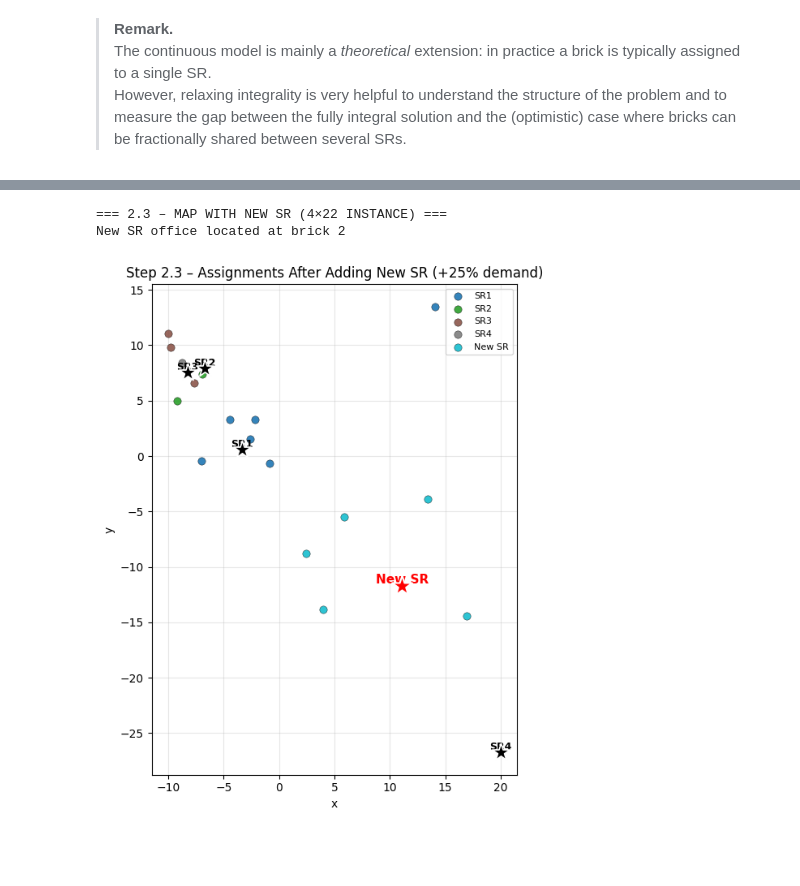
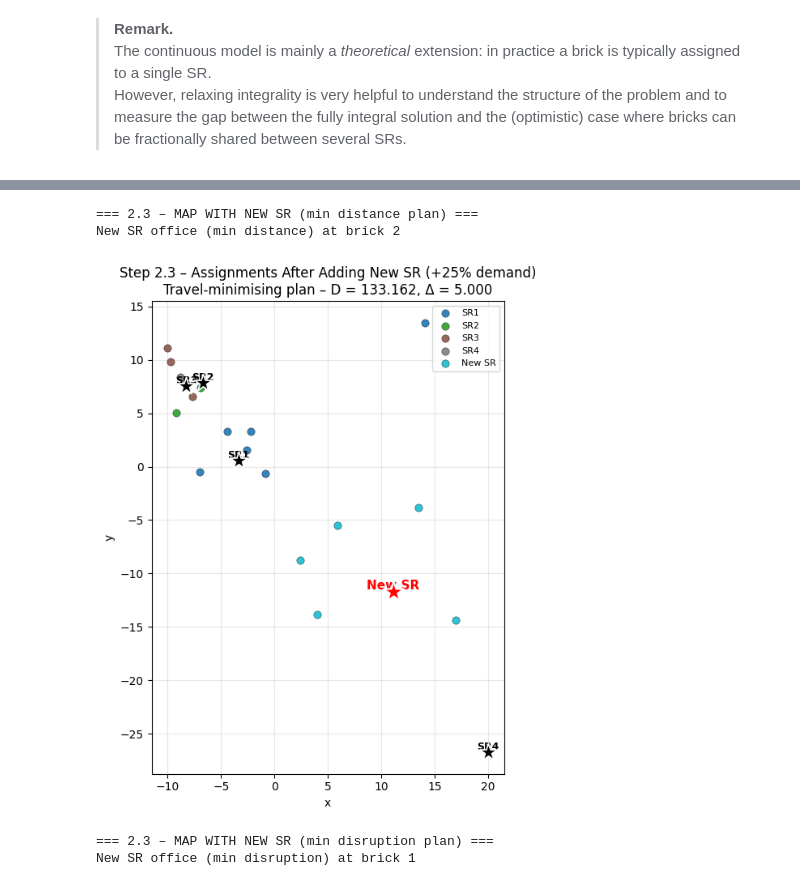
Before and after one commit to MathysBgh/Pfizer_Project, a Jupyter notebook: Pfizer_Step2.ipynb, the cells around one changed output, grey strips where cells are left out. Drawn from its saved outputs; the diff is of its cells as text; code cells hidden in the pictures; blank space fills up the shorter version.

Commit message:
finalized the code

```diff
--- a/Pfizer_Step2.ipynb
+++ b/Pfizer_Step2.ipynb
@@ -930,52 +1001,84 @@ def plot_map_newSR(title, assign, coords_local, office_indices_old, new_office_i
         va="bottom",
         fontweight="bold",
     )
 
     ax.set_aspect("equal", "box")
     plt.title(title)
     plt.xlabel("x")
     plt.ylabel("y")
     plt.grid(True, alpha=0.3)
     plt.legend(fontsize=8)
     plt.tight_layout()
     plt.show()
 
 
-print("\n=== 2.3 – MAP WITH NEW SR (4×22 INSTANCE) ===")
+# 0-based indices of the 4 old offices (bricks 4, 14, 16, 22)
+office_indices_old_22 = [3, 13, 15, 21]
 
-# 1) New office location (from y[k])
-chosen_k = max(range(B), key=lambda k: y[k].X)  # 0-based brick index in {0..21}
-new_office_idx = chosen_k
-print(f"New SR office located at brick {new_office_idx + 1}")
+print("\n=== 2.3 – MAP WITH NEW SR (min distance plan) ===")
 
-# 2) Build final assignment: SR 0..3 = old SRs, SR 4 = new SR
-assign_final = np.zeros(B, dtype=int)
+# ---------- Scenario 1: min distance ----------
+# New office location (from y[k]) for the distance-minimising solution
+chosen_k_dist = max(range(B), key=lambda k: y[k].X)
+new_office_idx_dist = chosen_k_dist
+print(f"New SR office (min distance) at brick {new_office_idx_dist + 1}")
 
+# Build final assignment for this scenario
+assign_final_dist = np.zeros(B, dtype=int)
 for i in range(B):
-    # Check if brick i is assigned to the new SR (any k)
     served_by_new = any(z[k, i].X > 0.5 for k in range(B))
     if served_by_new:
-        assign_final[i] = 4  # index of new SR
+        assign_final_dist[i] = 4
     else:
-        # Otherwise, find which old SR serves brick i
         for j in range(J_old):
             if x[j, i].X > 0.5:
-                assign_final[i] = j
+                assign_final_dist[i] = j
                 break
 
-# 3) Old offices for the 4×22 instance (1-based bricks: 4, 14, 16, 22)
-#    → 0-based indices:
-office_indices_old_22 = [3, 13, 15, 21]
-
-# 4) Plot map
 plot_map_newSR(
-    title="Step 2.3 – Assignments After Adding New SR (+25% demand)",
-    assign=assign_final,
+    title=(
+        "Step 2.3 – Assignments After Adding New SR (+25% demand)\n"
+        f"Travel-minimising plan – D = {total_distance.getValue():.3f}, "
+        f"Δ = {disruption_expr.getValue():.3f}"
+    ),
+    assign=assign_final_dist,
     coords_local=coords_22,
     office_indices_old=office_indices_old_22,
-    new_office_idx=new_office_idx,
+    new_office_idx=new_office_idx_dist,
 )
+
+print("\n=== 2.3 – MAP WITH NEW SR (min disruption plan) ===")
+
+# ---------- Scenario 2: min disruption ----------
+chosen_k_disr = max(range(B), key=lambda k: y_disr[k].X)
+new_office_idx_disr = chosen_k_disr
+print(f"New SR office (min disruption) at brick {new_office_idx_disr + 1}")
+
+assign_final_disr = np.zeros(B, dtype=int)
+for i in range(B):
+    served_by_new_disr = any(z_disr[k, i].X > 0.5 for k in range(B))
+    if served_by_new_disr:
+        assign_final_disr[i] = 4
+    else:
+        for j in range(J_old):
+            if x_disr[j, i].X > 0.5:
+                assign_final_disr[i] = j
+                break
+
+plot_map_newSR(
+    title=(
+        "Step 2.3 – Assignments After Adding New SR (+25% demand)\n"
+        f"Disruption-minimising plan – Δ = {disruption_expr_disr.getValue():.3f}, "
+        f"D = {total_distance_disr.getValue():.3f}"
+    ),
+    assign=assign_final_disr,
+    coords_local=coords_22,
+    office_indices_old=office_indices_old_22,
+    new_office_idx=new_office_idx_disr,
+)
 # %% [output]
-=== 2.3 – MAP WITH NEW SR (4×22 INSTANCE) ===
-New SR office located at brick 2
+=== 2.3 – MAP WITH NEW SR (min distance plan) ===
+New SR office (min distance) at brick 2
-[figure, old version]
+[figure, new version]
+=== 2.3 – MAP WITH NEW SR (min disruption plan) ===
+New SR office (min disruption) at brick 1
```
Also changed, not shown: parts of 7 cells of this notebook, 2 other files.
